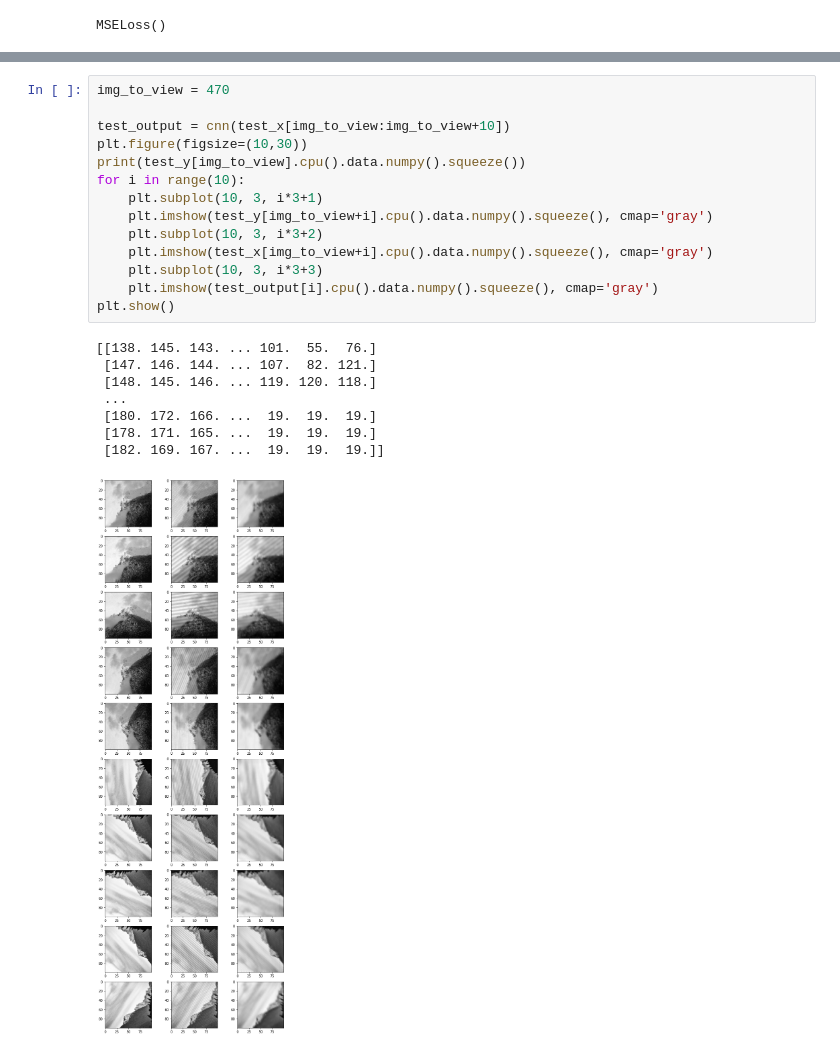
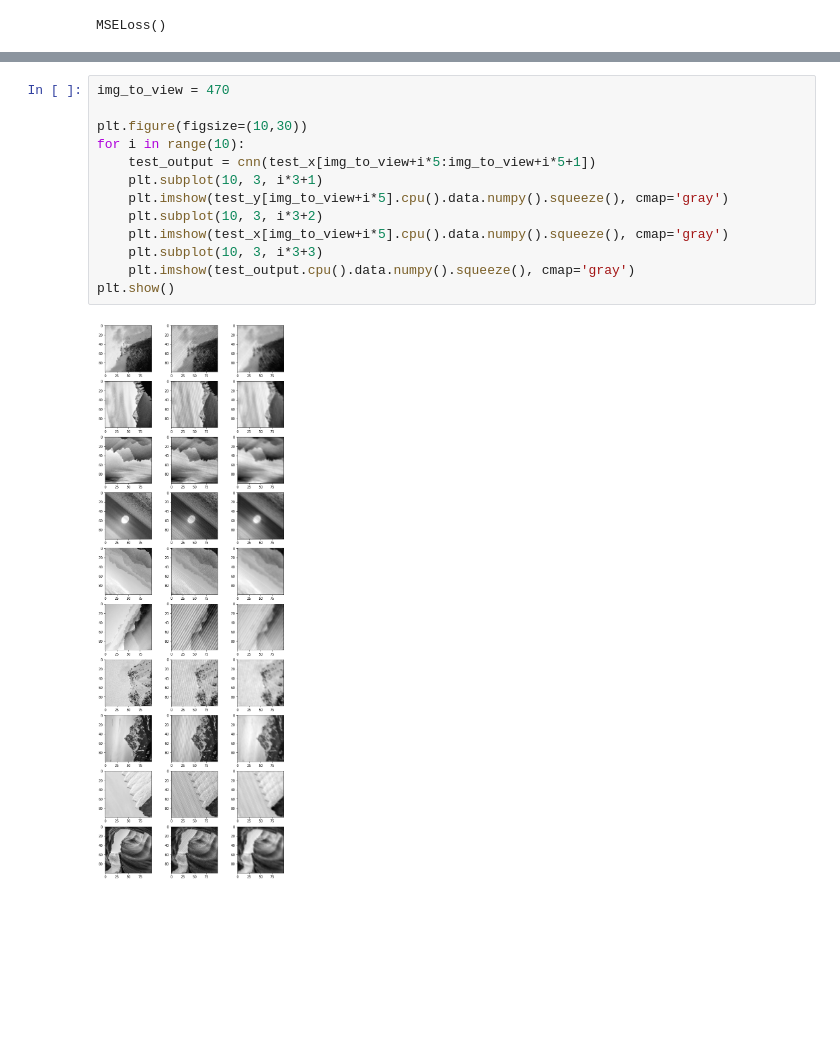
Before and after one commit to jarrycyx/Moire-Removal-CNN, a Jupyter notebook: Moire_Removal.ipynb, the cells around one changed output, grey strips where cells are left out. Drawn from its saved outputs; the diff is of its cells as text; blank space fills up the shorter version.

```diff
--- a/Moire_Removal.ipynb
+++ b/Moire_Removal.ipynb
@@ -186,23 +185,15 @@ tensor(312.6375, device='cuda:1', grad_fn=<MseLossBackward>) torch.Size([50, 1,
 # %%
 img_to_view = 470
 
-test_output = cnn(test_x[img_to_view:img_to_view+10])
 plt.figure(figsize=(10,30))
-print(test_y[img_to_view].cpu().data.numpy().squeeze())
 for i in range(10):
+    test_output = cnn(test_x[img_to_view+i*5:img_to_view+i*5+1])
     plt.subplot(10, 3, i*3+1)
-    plt.imshow(test_y[img_to_view+i].cpu().data.numpy().squeeze(), cmap='gray')
+    plt.imshow(test_y[img_to_view+i*5].cpu().data.numpy().squeeze(), cmap='gray')
     plt.subplot(10, 3, i*3+2)
-    plt.imshow(test_x[img_to_view+i].cpu().data.numpy().squeeze(), cmap='gray')
+    plt.imshow(test_x[img_to_view+i*5].cpu().data.numpy().squeeze(), cmap='gray')
     plt.subplot(10, 3, i*3+3)
-    plt.imshow(test_output[i].cpu().data.numpy().squeeze(), cmap='gray')
+    plt.imshow(test_output.cpu().data.numpy().squeeze(), cmap='gray')
 plt.show()
 # %% [output]
-[[138. 145. 143. ... 101.  55.  76.]
- [147. 146. 144. ... 107.  82. 121.]
- [148. 145. 146. ... 119. 120. 118.]
- ...
- [180. 172. 166. ...  19.  19.  19.]
- [178. 171. 165. ...  19.  19.  19.]
- [182. 169. 167. ...  19.  19.  19.]]
-[figure, old version]
+[figure, new version]
```
Also changed, not shown: parts of 3 cells of this notebook.
